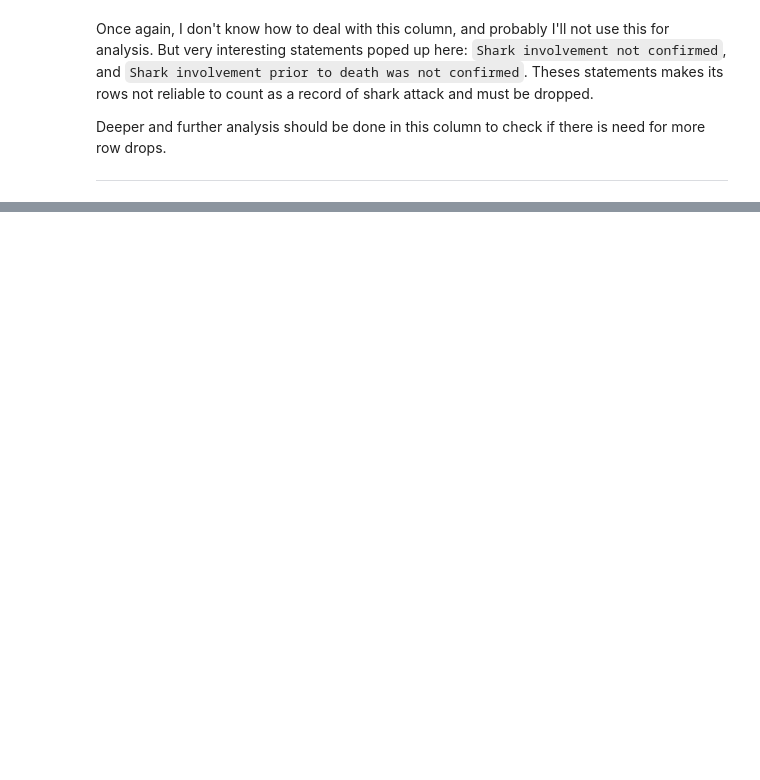
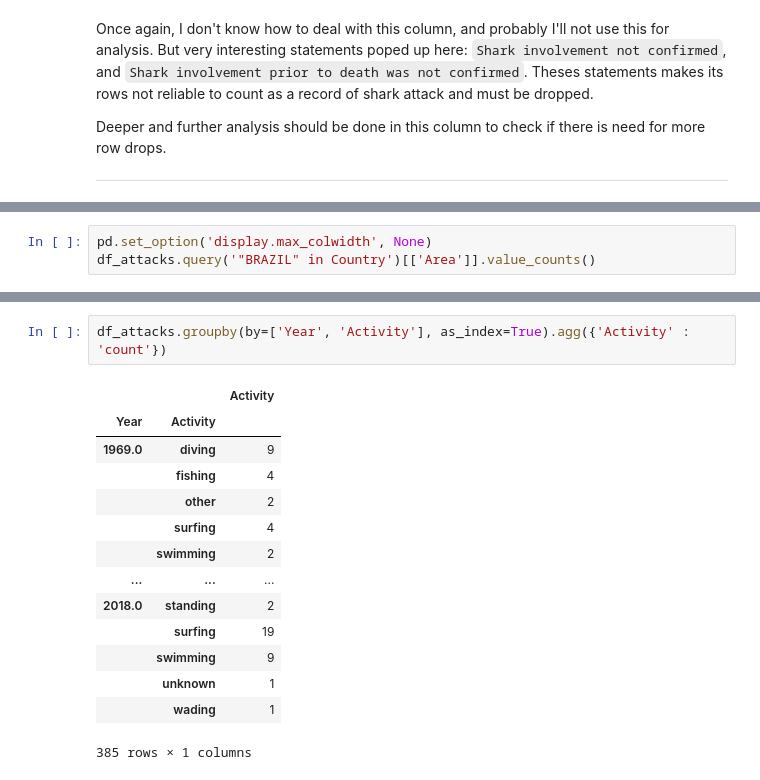
Before and after one commit to natmceoldo/shark-attack, a Jupyter notebook: notebook/shark-attack-data_cleaning.ipynb, the cells around one changed output, grey strips where cells are left out. Cells and saved outputs as stored; diff of their text form; blank space fills up the shorter version.

```diff
--- a/notebook/shark-attack-data_cleaning.ipynb
+++ b/notebook/shark-attack-data_cleaning.ipynb
@@ -314,0 +437,3 @@ Deeper and further analysis should be done in this column to check if there is n
+# %%
+pd.set_option('display.max_colwidth', None)
+df_attacks.query('"BRAZIL" in Country')[['Area']].value_counts()
@@ -314,0 +464,17 @@ Deeper and further analysis should be done in this column to check if there is n
+# %%
+df_attacks.groupby(by=['Year', 'Activity'], as_index=True).agg({'Activity' : 'count'})
+# %% [output]
+|  |  | Activity |
+| Year | Activity |  |
+| 1969.0 | diving | 9 |
+|  | fishing | 4 |
+|  | other | 2 |
+|  | surfing | 4 |
+|  | swimming | 2 |
+| ... | ... | ... |
+| 2018.0 | standing | 2 |
+|  | surfing | 19 |
+|  | swimming | 9 |
+|  | unknown | 1 |
+|  | wading | 1 |
+385 rows × 1 columns
```
Also changed, not shown: parts of 30 cells of this notebook, 1 other file.
